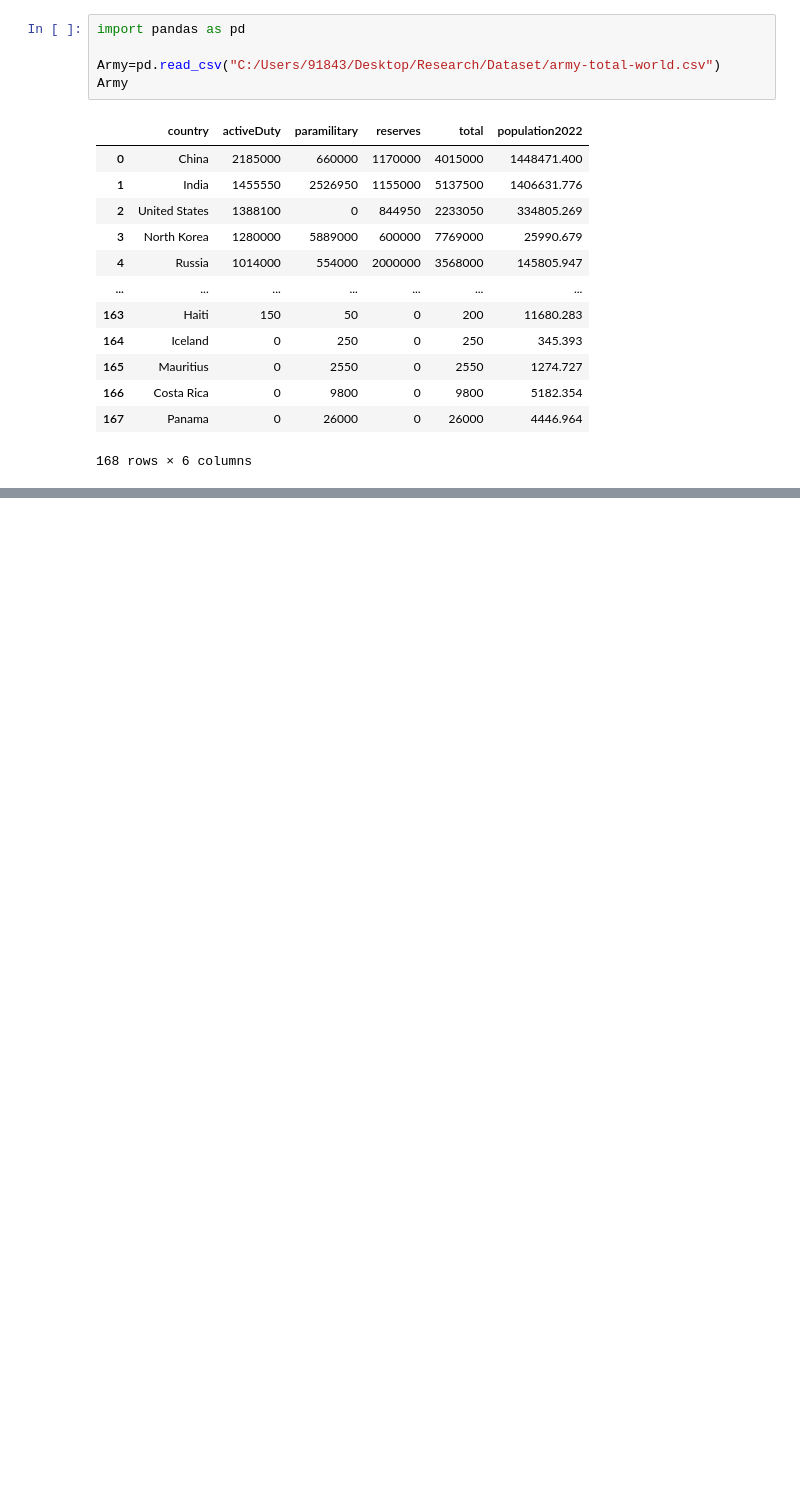
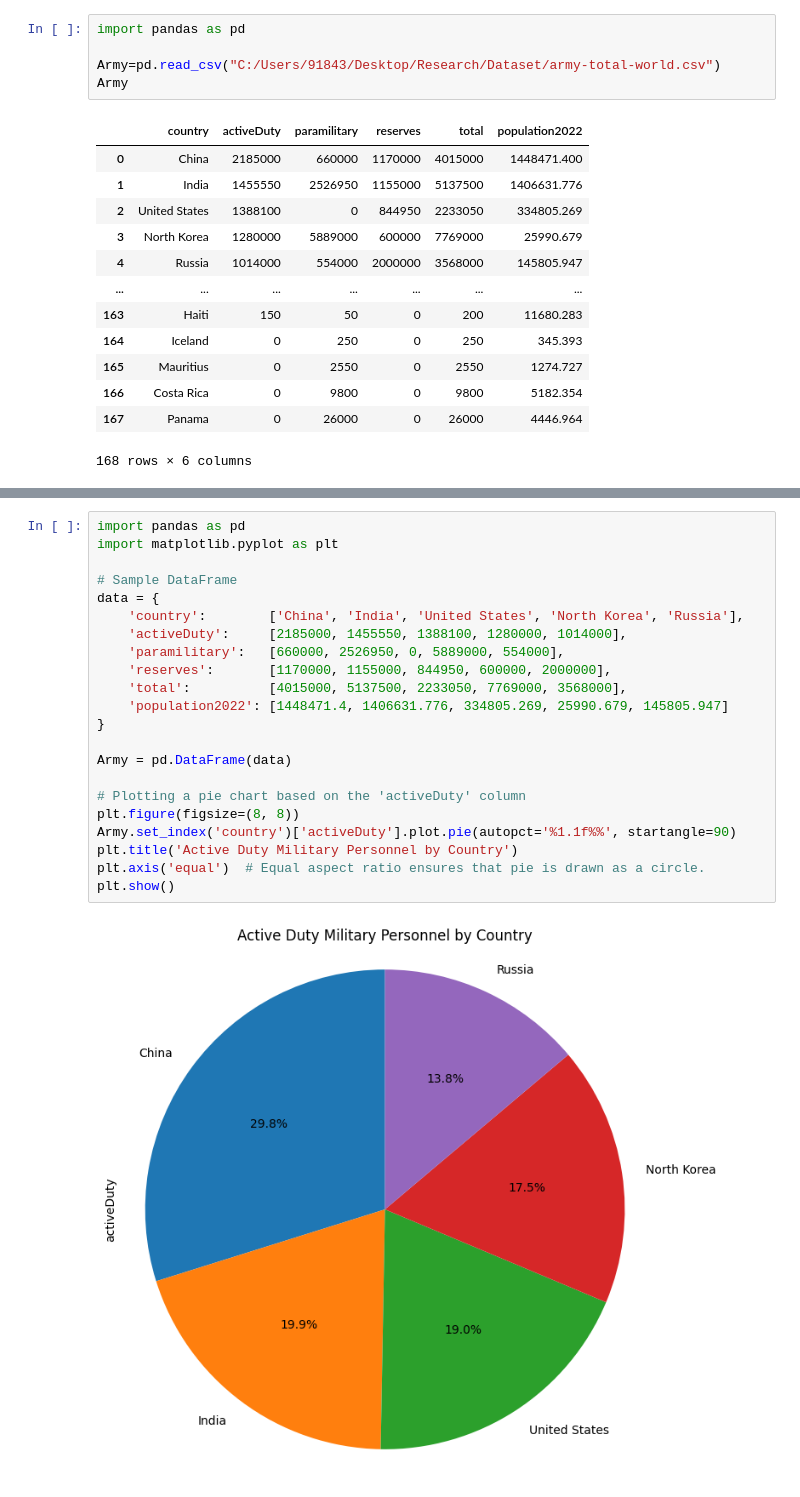
Before and after one commit to Gouravspopale/Research, a Jupyter notebook: Army.ipynb, the cells around one changed output, grey strips where cells are left out. Saved outputs shown, nothing was run; the diff lists cells and outputs as text; blank space fills up the shorter version.

Commit message:
army dataset

```diff
--- a/Army.ipynb
+++ b/Army.ipynb
@@ -19,0 +29,24 @@ Army
+# %%
+import pandas as pd
+import matplotlib.pyplot as plt
+
+# Sample DataFrame
+data = {
+    'country':        ['China', 'India', 'United States', 'North Korea', 'Russia'],
+    'activeDuty':     [2185000, 1455550, 1388100, 1280000, 1014000],
+    'paramilitary':   [660000, 2526950, 0, 5889000, 554000],
+    'reserves':       [1170000, 1155000, 844950, 600000, 2000000],
+    'total':          [4015000, 5137500, 2233050, 7769000, 3568000],
+    'population2022': [1448471.4, 1406631.776, 334805.269, 25990.679, 145805.947]
+}
+
+Army = pd.DataFrame(data)
+
+# Plotting a pie chart based on the 'activeDuty' column
+plt.figure(figsize=(8, 8))
+Army.set_index('country')['activeDuty'].plot.pie(autopct='%1.1f%%', startangle=90)
+plt.title('Active Duty Military Personnel by Country')
+plt.axis('equal')  # Equal aspect ratio ensures that pie is drawn as a circle.
+plt.show()
+# %% [output]
+[figure, added]
```
Also changed, not shown: parts of 1 cell of this notebook.
